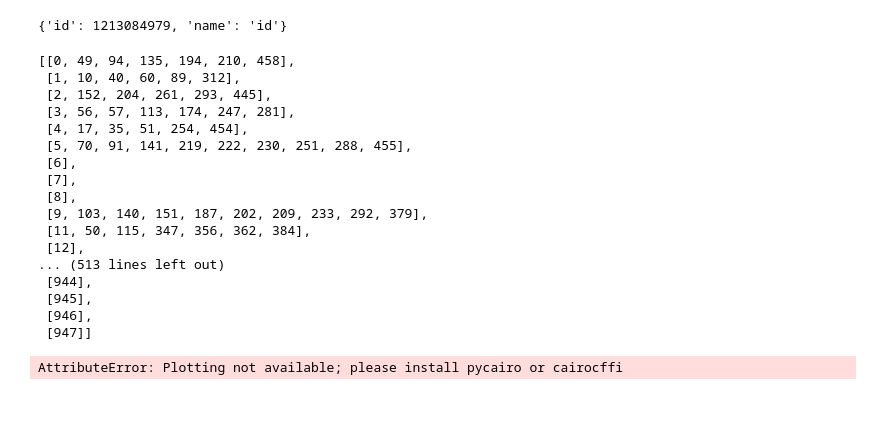
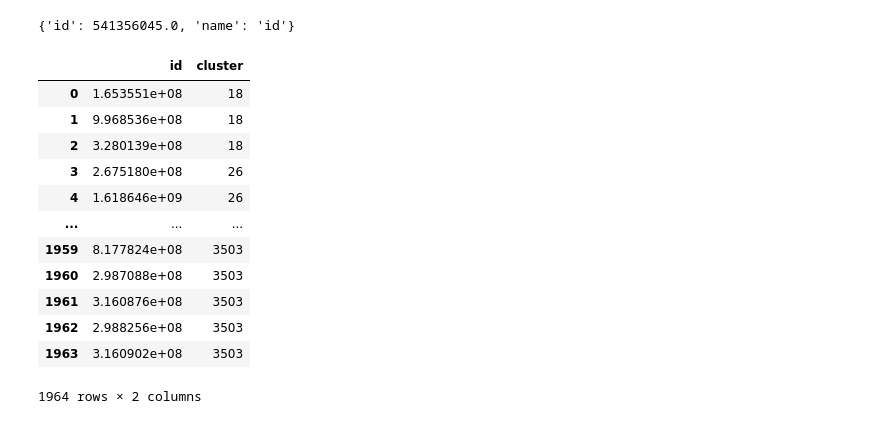
Before and after one commit to williammtan/susubert, a Jupyter notebook: notebooks/graph.ipynb, the cells around one changed output. Drawn from its saved outputs; the diff is of its cells as text; code cells hidden in the pictures.

Commit message:
fixed and tested training and matching

```diff
--- a/notebooks/graph.ipynb
+++ b/notebooks/graph.ipynb
@@ -4,3 +6,3 @@ from igraph import Graph, plot
 # %%
-products = pd.read_csv('../data/sku.csv')
-matches = pd.read_csv('../data/batch_selection.csv').rename(columns={'id1': 'src', 'id2': 'dst'})
+products = pd.read_csv('../data/pareto_training.csv')
+matches = pd.read_csv('matches.csv')
@@ -15,0 +9,2 @@ products.head()
+# %%
+matches['match'] = matches.apply(lambda x: 1 if x.prob > 0.5 else 0, axis=1)
@@ -22,34 +58,36 @@ id_mapping = dict(zip(products.id, range(len(products))))
 # %%
-g.add_edges([[id_mapping[id] for id in match[['src', 'dst']].tolist()] for i, match in matches.iterrows() if match.match == 1])
+g.add_edges([(id_mapping[match.id1], id_mapping[match.id2]) for i, match in matches.iterrows() if match.prob > 0.5])
 # %%
 g.vs['id'] = products.id.values
 g.vs['name'] = products.id.name
 # %%
 g.vs[0].attributes()
 # %% [output]
-{'id': 1213084979, 'name': 'id'}
+{'id': 541356045.0, 'name': 'id'}
-# %%
-list(g.clusters())
-# %% [output]
-[[0, 49, 94, 135, 194, 210, 458],
- [1, 10, 40, 60, 89, 312],
- [2, 152, 204, 261, 293, 445],
- [3, 56, 57, 113, 174, 247, 281],
- [4, 17, 35, 51, 254, 454],
- [5, 70, 91, 141, 219, 222, 230, 251, 288, 455],
- [6],
- [7],
- [8],
- [9, 103, 140, 151, 187, 202, 209, 233, 292, 379],
- [11, 50, 115, 347, 356, 362, 384],
- [12],
-... (513 lines left out)
- [944],
- [945],
- [946],
- [947]]
-# %%
-layout = g.layout("kk")
-plot(g, layout=layout)
-# %% [output]
-AttributeError: Plotting not available; please install pycairo or cairocffi
+# %%
+clusters = []
+for i, c in enumerate(g.clusters()):
+    if len(c) > 2:
+        for p in c:
+            clusters.append({
+                "id": g.vs[p].attributes()['id'],
+                "cluster": i
+        })
+
+clusters = pd.DataFrame(clusters)
+# %%
+clusters
+# %% [output]
+|  | id | cluster |
+| 0 | 1.653551e+08 | 18 |
+| 1 | 9.968536e+08 | 18 |
+| 2 | 3.280139e+08 | 18 |
+| 3 | 2.675180e+08 | 26 |
+| 4 | 1.618646e+09 | 26 |
+| ... | ... | ... |
+| 1959 | 8.177824e+08 | 3503 |
+| 1960 | 2.987088e+08 | 3503 |
+| 1961 | 3.160876e+08 | 3503 |
+| 1962 | 2.988256e+08 | 3503 |
+| 1963 | 3.160902e+08 | 3503 |
+1964 rows × 2 columns
```
Also changed, not shown: parts of 13 cells of this notebook, 22 other files.
